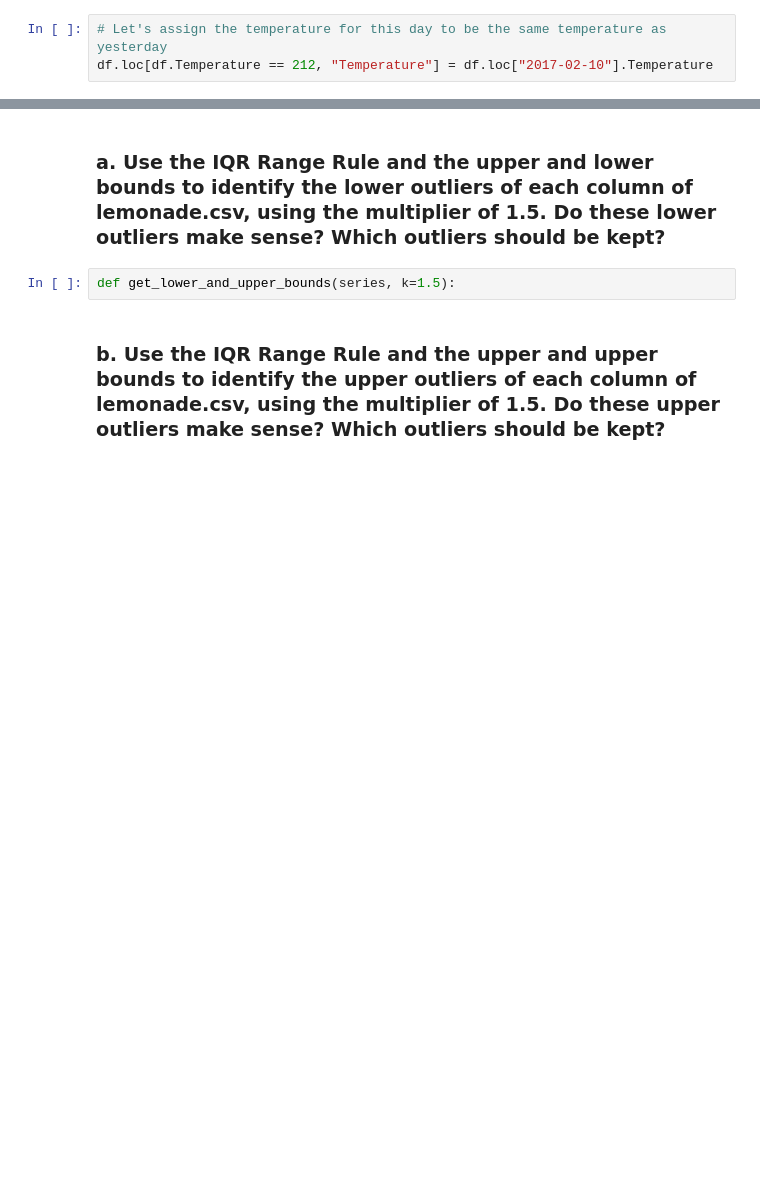
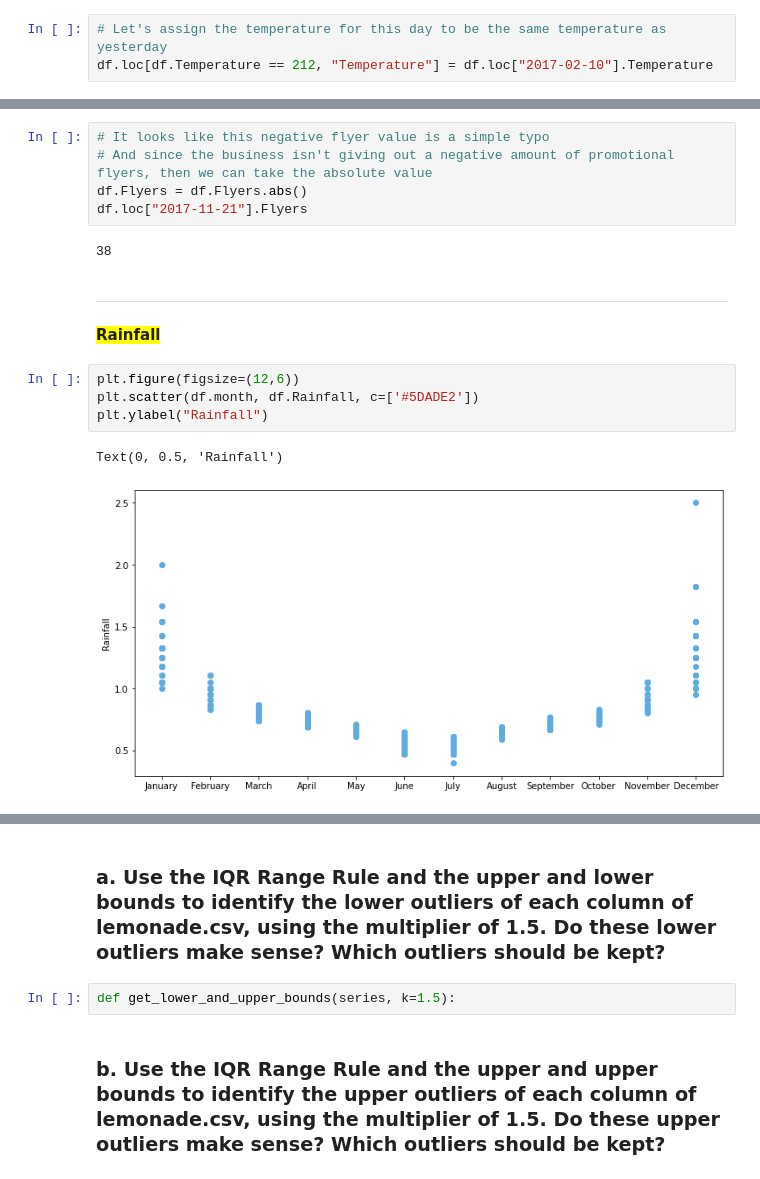
Before and after one commit to m3redithw/anomaly-detection-exercises, a Jupyter notebook: continuous_probabilistic_methods.ipynb, the cells around one changed output, grey strips where cells are left out. Saved outputs shown, nothing was run; the diff lists cells and outputs as text; blank space fills up the shorter version.

```diff
--- a/continuous_probabilistic_methods.ipynb
+++ b/continuous_probabilistic_methods.ipynb
@@ -101,0 +152,18 @@ df.loc[df.Temperature == 212, "Temperature"] = df.loc["2017-02-10"].Temperature
+# %%
+# It looks like this negative flyer value is a simple typo
+# And since the business isn't giving out a negative amount of promotional flyers, then we can take the absolute value
+df.Flyers = df.Flyers.abs()
+df.loc["2017-11-21"].Flyers
+# %% [output]
+38
+# %% [markdown]
+***
+# %% [markdown]
+**<span style="background-color: #FFFF00">Rainfall</span>**
+# %%
+plt.figure(figsize=(12,6))
+plt.scatter(df.month, df.Rainfall, c=['#5DADE2'])
+plt.ylabel("Rainfall")
+# %% [output]
+Text(0, 0.5, 'Rainfall')
+[figure, added]
```
Also changed, not shown: parts of 19 cells of this notebook.
